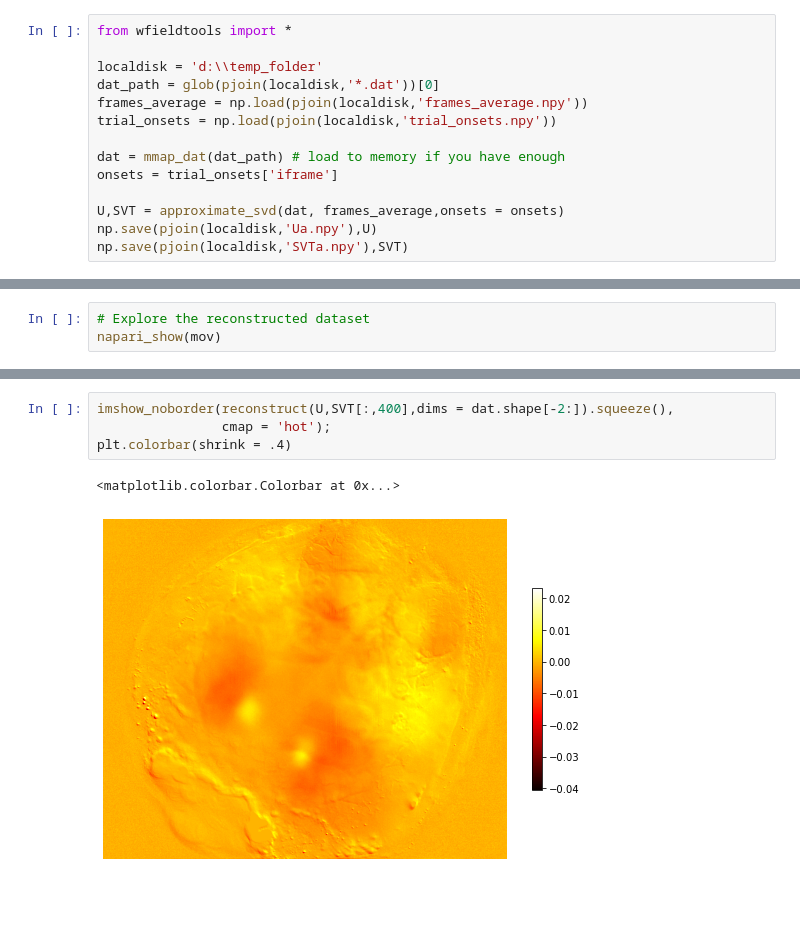
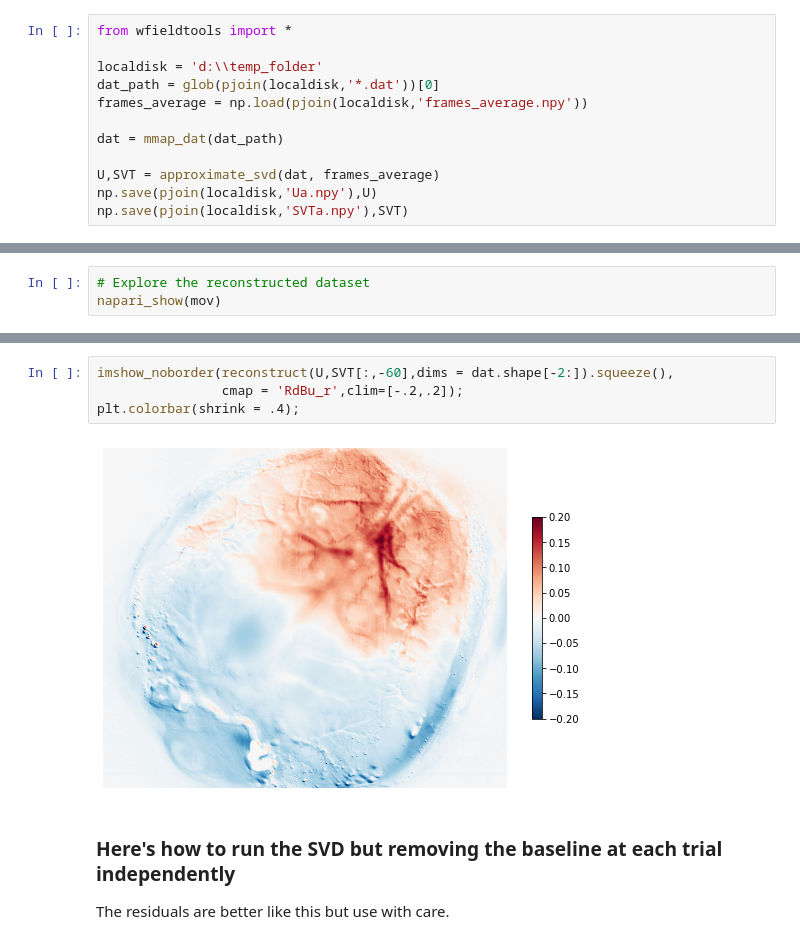
Before and after one commit to jcouto/wfield, a Jupyter notebook: notebooks/approximate_svd.ipynb, the cells around one changed output, grey strips where cells are left out. Drawn from its saved outputs; the diff is of its cells as text; blank space fills up the shorter version.

Commit message:
Baseline computed as the average of all baseline periods; not per trial. Analog imager saves information about the stimulus onset.

```diff
--- a/notebooks/approximate_svd.ipynb
+++ b/notebooks/approximate_svd.ipynb
@@ -17,11 +17,9 @@ from wfieldtools import *
 localdisk = 'd:\\temp_folder'
 dat_path = glob(pjoin(localdisk,'*.dat'))[0]
 frames_average = np.load(pjoin(localdisk,'frames_average.npy'))
-trial_onsets = np.load(pjoin(localdisk,'trial_onsets.npy'))
 
-dat = mmap_dat(dat_path) # load to memory if you have enough
-onsets = trial_onsets['iframe']
+dat = mmap_dat(dat_path)
 
-U,SVT = approximate_svd(dat, frames_average,onsets = onsets)
+U,SVT = approximate_svd(dat, frames_average)
 np.save(pjoin(localdisk,'Ua.npy'),U)
 np.save(pjoin(localdisk,'SVTa.npy'),SVT)
@@ -56,7 +53,10 @@ plt.colorbar(shrink = 0.3);
 # %%
-imshow_noborder(reconstruct(U,SVT[:,400],dims = dat.shape[-2:]).squeeze(),
-                cmap = 'hot');
-plt.colorbar(shrink = .4)
+imshow_noborder(reconstruct(U,SVT[:,-60],dims = dat.shape[-2:]).squeeze(),
+                cmap = 'RdBu_r',clim=[-.2,.2]);
+plt.colorbar(shrink = .4);
 # %% [output]
-<matplotlib.colorbar.Colorbar at 0x...>
-[figure, old version]
+[figure, new version]
+# %% [markdown]
+### Here's how to run the SVD but removing the baseline at each trial independently
+
+The residuals are better like this but use with care.
```
Also changed, not shown: parts of 6 cells of this notebook, 6 other files.
